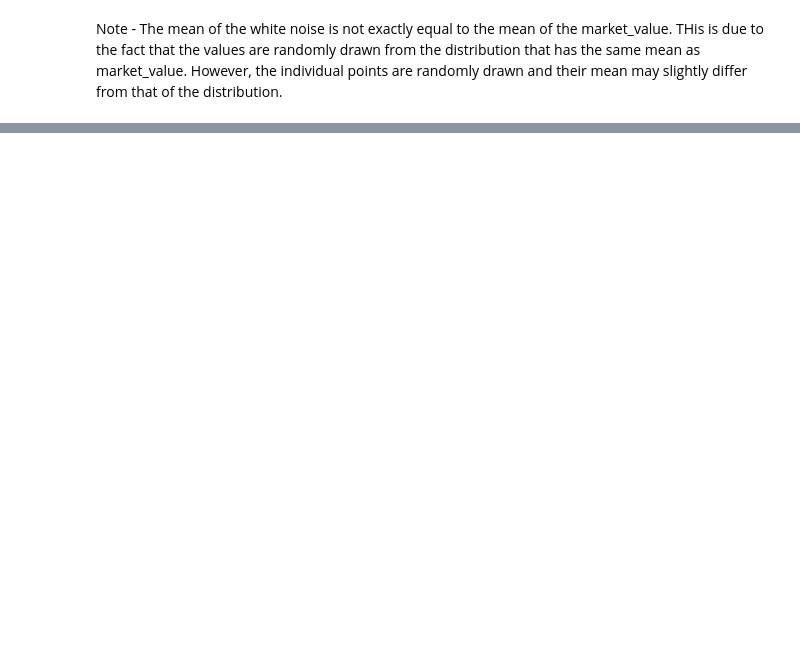
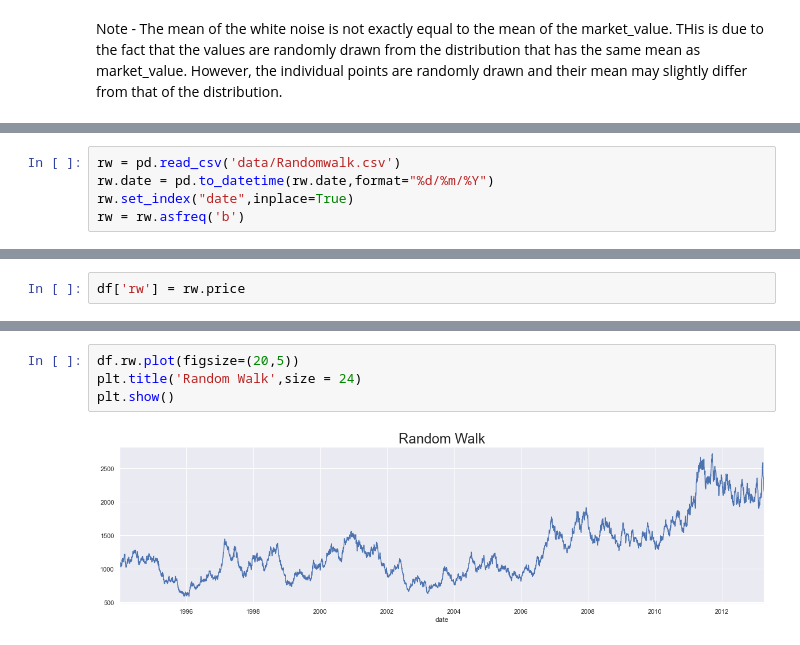
Before and after one commit to satyajitghosh/TimeSeriesAnalysis, a Jupyter notebook: DataRangerCourse/TS_lecture2.ipynb, the cells around one changed output, grey strips where cells are left out. Cells and saved outputs as stored; diff of their text form; blank space fills up the shorter version.

```diff
--- a/DataRangerCourse/TS_lecture2.ipynb
+++ b/DataRangerCourse/TS_lecture2.ipynb
@@ -76,0 +89,5 @@ plt.show()
+# %%
+rw = pd.read_csv('data/Randomwalk.csv')
+rw.date = pd.to_datetime(rw.date,format="%d/%m/%Y")
+rw.set_index("date",inplace=True)
+rw = rw.asfreq('b')
@@ -76,0 +106,2 @@ plt.show()
+# %%
+df['rw'] = rw.price
@@ -76,0 +124,6 @@ plt.show()
+# %%
+df.rw.plot(figsize=(20,5))
+plt.title('Random Walk',size = 24)
+plt.show()
+# %% [output]
+[figure, added]
```
Also changed, not shown: parts of 16 cells of this notebook.
